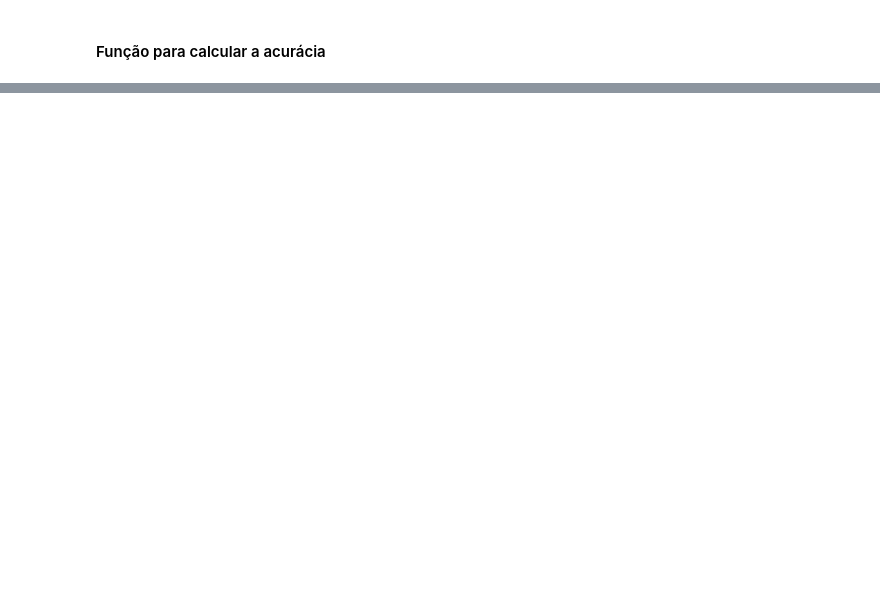
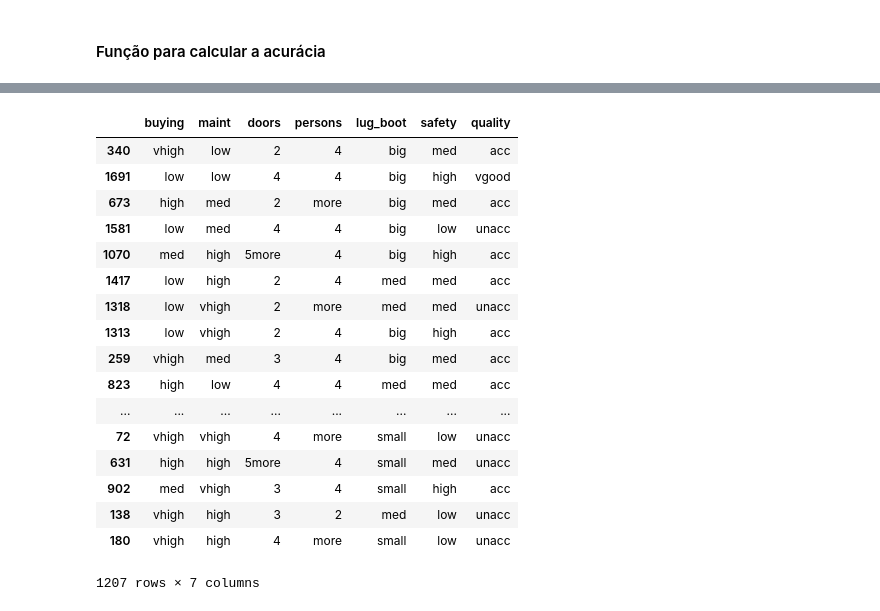
Before and after one commit to IgorChavesMoura/data-mining, a Jupyter notebook: Naive Bayes Trabalho.ipynb, the cells around one changed output, grey strips where cells are left out. Cells and saved outputs as stored; diff of their text form; code cells hidden in the pictures; blank space fills up the shorter version.

```diff
--- a/Naive Bayes Trabalho.ipynb
+++ b/Naive Bayes Trabalho.ipynb
@@ -217,0 +216,23 @@ skNB = MultinomialNB()
+# %%
+skNB = MultinomialNB()
+train_data = train[train.columns[:-1]]
+train_data
+# %% [output]
+|  | buying | maint | doors | persons | lug_boot | safety | quality |
+| 340 | vhigh | low | 2 | 4 | big | med | acc |
+| 1691 | low | low | 4 | 4 | big | high | vgood |
+| 673 | high | med | 2 | more | big | med | acc |
+| 1581 | low | med | 4 | 4 | big | low | unacc |
+| 1070 | med | high | 5more | 4 | big | high | acc |
+| 1417 | low | high | 2 | 4 | med | med | acc |
+| 1318 | low | vhigh | 2 | more | med | med | unacc |
+| 1313 | low | vhigh | 2 | 4 | big | high | acc |
+| 259 | vhigh | med | 3 | 4 | big | med | acc |
+| 823 | high | low | 4 | 4 | med | med | acc |
+| ... | ... | ... | ... | ... | ... | ... | ... |
+| 72 | vhigh | vhigh | 4 | more | small | low | unacc |
+| 631 | high | high | 5more | 4 | small | med | unacc |
+| 902 | med | vhigh | 3 | 4 | small | high | acc |
+| 138 | vhigh | high | 3 | 2 | med | low | unacc |
+| 180 | vhigh | high | 4 | more | small | low | unacc |
+1207 rows × 7 columns
```
Also changed, not shown: parts of 7 cells of this notebook.
